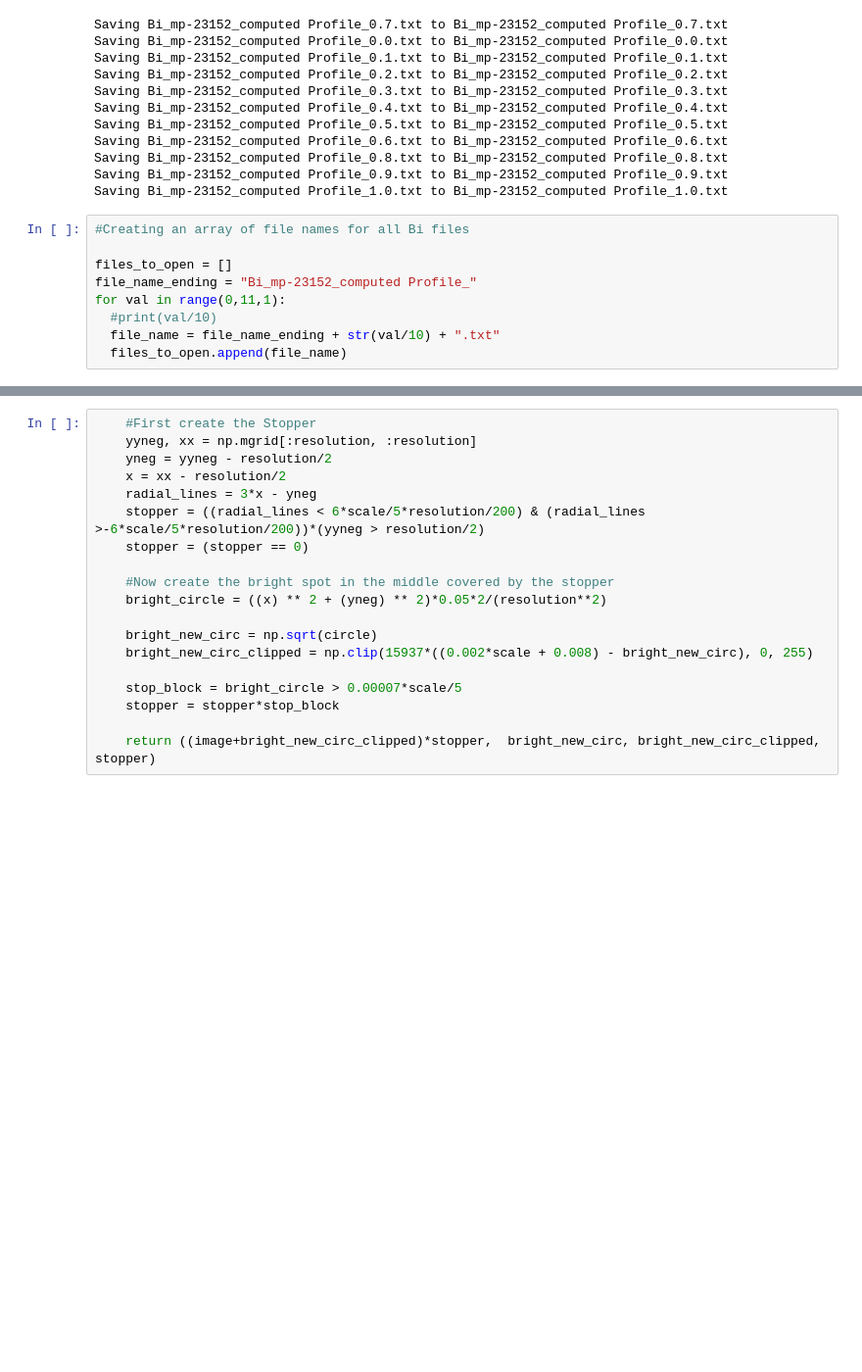
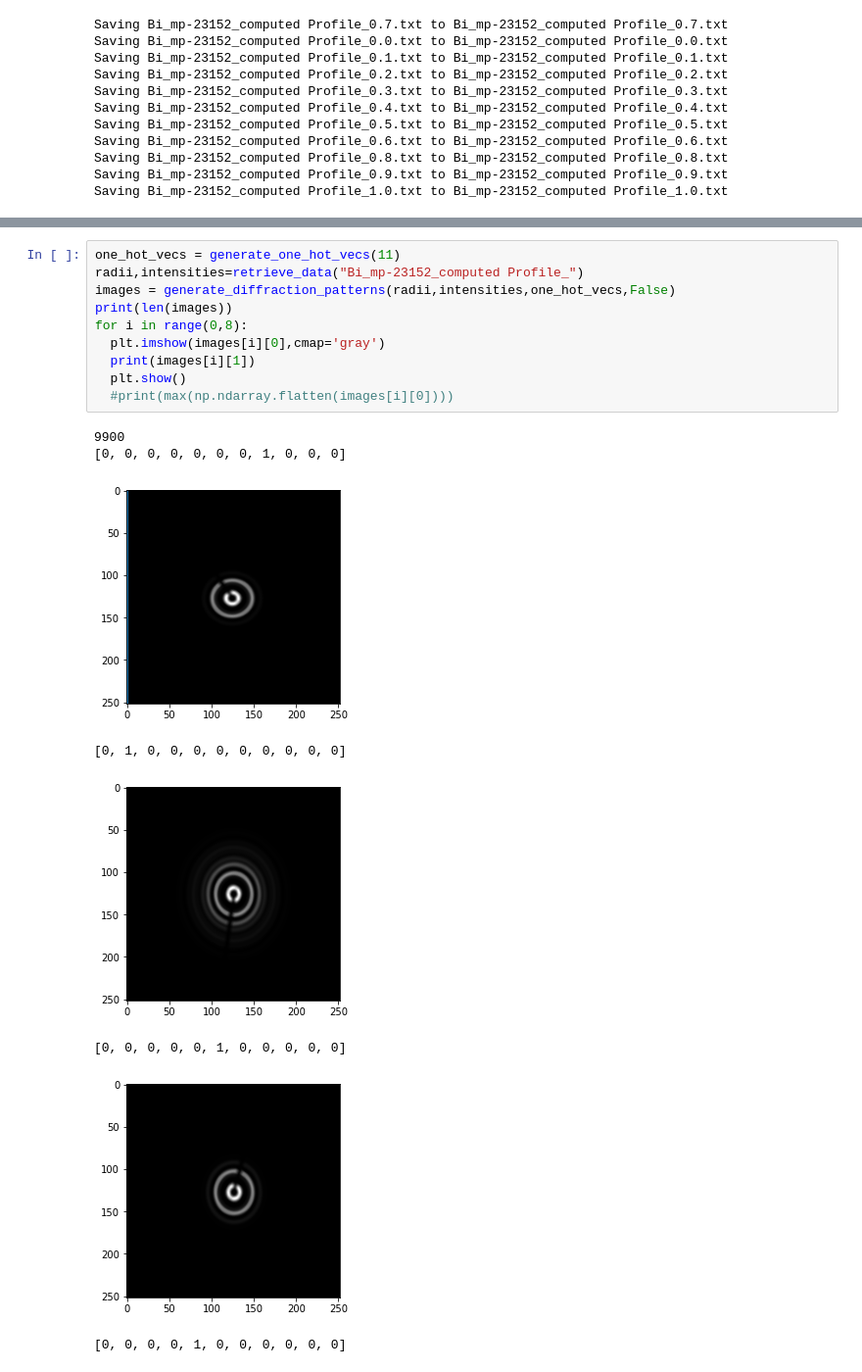
Before and after one commit to dhruv-sirohi/Miller-Lab-UED, a Jupyter notebook: Project 1: Synthetic Data Classification/Bismuth_CrystalMaker_Script.ipynb, the cells around one changed output, grey strips where cells are left out. Shown at 98% size. Cells and saved outputs as stored; diff of their text form; blank space fills up the shorter version.

```diff
--- a/Project 1: Synthetic Data Classification/Bismuth_CrystalMaker_Script.ipynb
+++ b/Project 1: Synthetic Data Classification/Bismuth_CrystalMaker_Script.ipynb
@@ -27,12 +32,3 @@ Saving Bi_mp-23152_computed Profile_0.6.txt to Bi_mp-23152_computed Profile_0.6.
 Saving Bi_mp-23152_computed Profile_0.8.txt to Bi_mp-23152_computed Profile_0.8.txt
 Saving Bi_mp-23152_computed Profile_0.9.txt to Bi_mp-23152_computed Profile_0.9.txt
 Saving Bi_mp-23152_computed Profile_1.0.txt to Bi_mp-23152_computed Profile_1.0.txt
-# %%
-#Creating an array of file names for all Bi files
-
-files_to_open = []
-file_name_ending = "Bi_mp-23152_computed Profile_"
-for val in range(0,11,1):
-  #print(val/10)
-  file_name = file_name_ending + str(val/10) + ".txt"
-  files_to_open.append(file_name)
@@ -262,19 +232,19 @@ plt.imshow(image_with_stopper,cmap='gray')
-# %%
-    #First create the Stopper
-    yyneg, xx = np.mgrid[:resolution, :resolution]
-    yneg = yyneg - resolution/2
-    x = xx - resolution/2
-    radial_lines = 3*x - yneg
-    stopper = ((radial_lines < 6*scale/5*resolution/200) & (radial_lines >-6*scale/5*resolution/200))*(yyneg > resolution/2)
-    stopper = (stopper == 0)
-
-    #Now create the bright spot in the middle covered by the stopper
-    bright_circle = ((x) ** 2 + (yneg) ** 2)*0.05*2/(resolution**2)
-
-    bright_new_circ = np.sqrt(circle)
-    bright_new_circ_clipped = np.clip(15937*((0.002*scale + 0.008) - bright_new_circ), 0, 255)
-
-    stop_block = bright_circle > 0.00007*scale/5
-    stopper = stopper*stop_block
-
-    return ((image+bright_new_circ_clipped)*stopper,  bright_new_circ, bright_new_circ_clipped, stopper)
+# %%
+one_hot_vecs = generate_one_hot_vecs(11)
+radii,intensities=retrieve_data("Bi_mp-23152_computed Profile_")
+images = generate_diffraction_patterns(radii,intensities,one_hot_vecs,False)
+print(len(images))
+for i in range(0,8):
+  plt.imshow(images[i][0],cmap='gray')
+  print(images[i][1])
+  plt.show()
+  #print(max(np.ndarray.flatten(images[i][0])))
+# %% [output]
+9900
+[0, 0, 0, 0, 0, 0, 0, 1, 0, 0, 0]
+[figure, added]
+[0, 1, 0, 0, 0, 0, 0, 0, 0, 0, 0]
+[figure, added]
+[0, 0, 0, 0, 0, 1, 0, 0, 0, 0, 0]
+[figure, added]
+[0, 0, 0, 0, 1, 0, 0, 0, 0, 0, 0]
```
Also changed, not shown: parts of 12 cells of this notebook.
